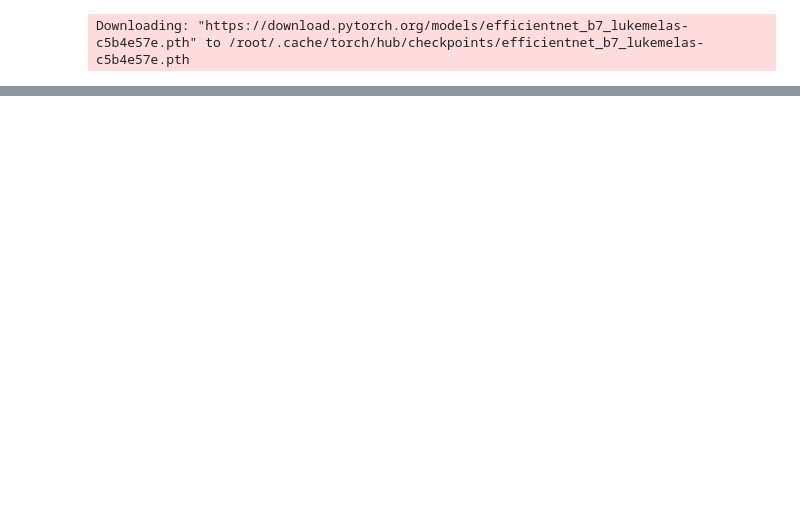
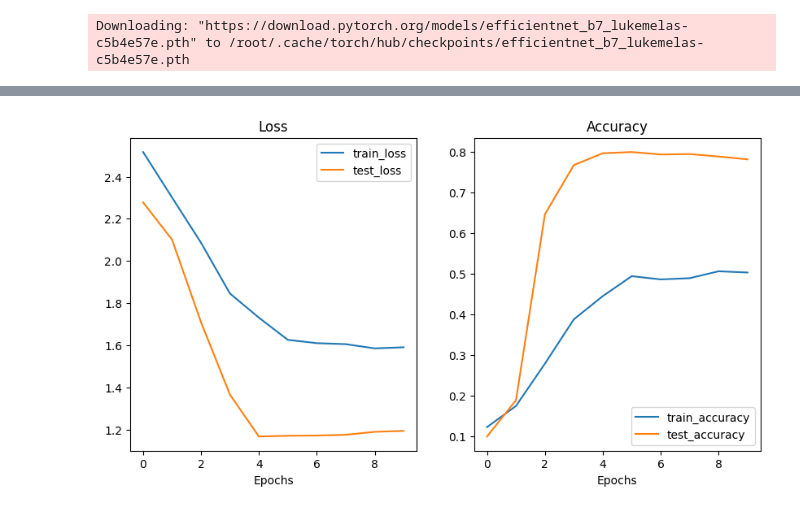
Before and after one commit to yiwenwangANU/pytorch_review, a Jupyter notebook: 04_pytorch_customer_dataset.ipynb, the cells around one changed output, grey strips where cells are left out. Cells and saved outputs as stored; diff of their text form; code cells hidden in the pictures; blank space fills up the shorter version.

```diff
--- a/04_pytorch_customer_dataset.ipynb
+++ b/04_pytorch_customer_dataset.ipynb
@@ -581,0 +661,4 @@ epoch: 9, train_loss: 1.5583, test loss: 1.1619, test accuracy: 0.7930
+# %%
+plot_loss_curves(efficientnet_pretrained_results)
+# %% [output]
+[figure, added]
```
Also changed, not shown: parts of 31 cells of this notebook.
